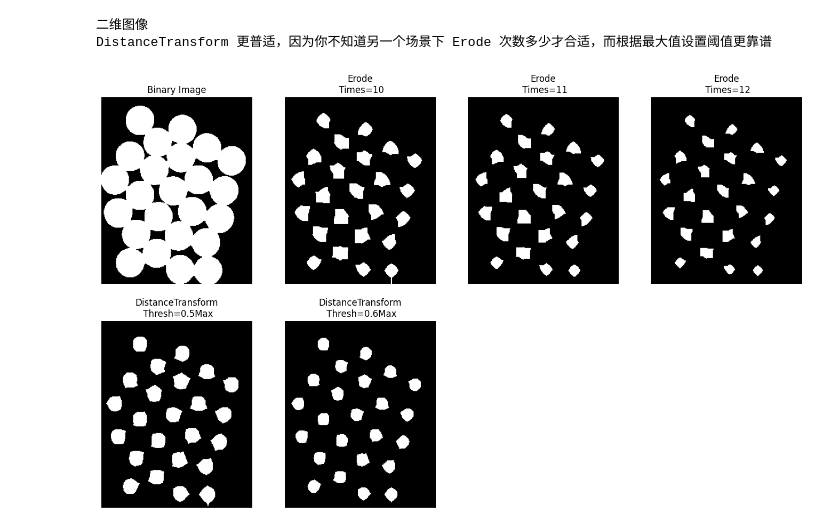
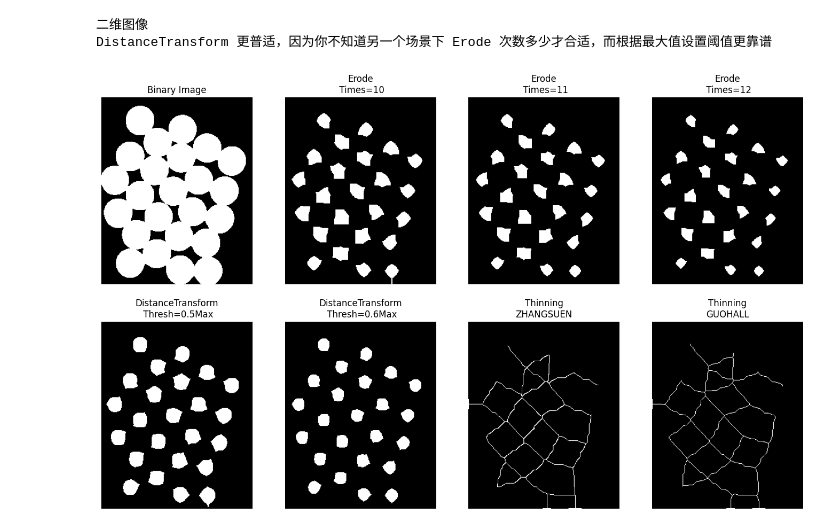
Before and after one commit to masterAllen/LearnOpenCV, a Jupyter notebook: code/test_moro.ipynb, the cells around one changed output. Drawn from its saved outputs; the diff is of its cells as text; code cells hidden in the pictures.

```diff
--- a/code/test_moro.ipynb
+++ b/code/test_moro.ipynb
@@ -6,8 +6,8 @@ import matplotlib.pyplot as plt
 from utils import show_images
 # %%
 '''
-对比膨胀腐蚀 和 distanceTransform 提取确定前景的效果
-distanceTransform 更健壮
+1. 对比膨胀腐蚀 和 distanceTransform 提取确定前景的效果： distanceTransform 更健壮
+2. thinning 的结果展示
 '''
 src = cv2.imread('./image/coins.jpg', -1)
 src_gray = cv2.cvtColor(src, cv2.COLOR_BGR2GRAY)
@@ -19,7 +19,6 @@ ret, bin_img = cv2.threshold(src_gray, 0, 255, cv2.THRESH_BINARY_INV + cv2.THRES
 kernel = cv2.getStructuringElement(cv2.MORPH_RECT, (3, 3))
 bin_img = cv2.morphologyEx(bin_img, cv2.MORPH_OPEN, kernel, iterations=2)
 
-print('二维图像')
 results.append(['Binary Image', np.copy(bin_img)])
 
 # print('使用腐蚀，迭代10次')
@@ -32,31 +31,37 @@ results.append(['Erode\n Times=11', np.copy(sure_fg)])
 
 # print('使用腐蚀，迭代12次')
 sure_fg = cv2.erode(bin_img, kernel, iterations=12)
 results.append(['Erode\n Times=12', np.copy(sure_fg)])
 
 # print('使用 DistanceTransform，阈值 0.5Max')
 dist = cv2.distanceTransform(bin_img, cv2.DIST_L2, 3)
 ret, sure_fg = cv2.threshold(dist, 0.5 * dist.max(), 255, cv2.THRESH_BINARY)
 sure_fg = sure_fg.astype(np.uint8)
 results.append(['DistanceTransform\n Thresh=0.5Max', np.copy(sure_fg)])
 
 # print('使用 DistanceTransform，阈值 0.6Max')
 dist = cv2.distanceTransform(bin_img, cv2.DIST_L2, 3)
 ret, sure_fg = cv2.threshold(dist, 0.6 * dist.max(), 255, cv2.THRESH_BINARY)
 sure_fg = sure_fg.astype(np.uint8)
 results.append(['DistanceTransform\n Thresh=0.6Max', np.copy(sure_fg)])
 
 print('DistanceTransform 更普适，因为你不知道另一个场景下 Erode 次数多少才合适，而根据最大值设置阈值更靠谱')
 
+thin1 = cv2.ximgproc.thinning(bin_img, thinningType=cv2.ximgproc.THINNING_ZHANGSUEN)
+results.append(['Thinning\nZHANGSUEN', thin1])
+
+thin2 = cv2.ximgproc.thinning(bin_img, thinningType=cv2.ximgproc.THINNING_GUOHALL)
+results.append(['Thinning\nGUOHALL', thin2])
+
 show_images(results, scale=10)
 
 # # unknown area
 # unknown = cv2.subtract(sure_bg, sure_fg)
 # imshow(unknown, axes[1,1])
 # axes[1, 1].set_title('Unknown')
 
 # plt.show()
 # %% [output]
 二维图像
 DistanceTransform 更普适，因为你不知道另一个场景下 Erode 次数多少才合适，而根据最大值设置阈值更靠谱
-[figure, old version]
+[figure, new version]
```
Also changed, not shown: 4 other files.
